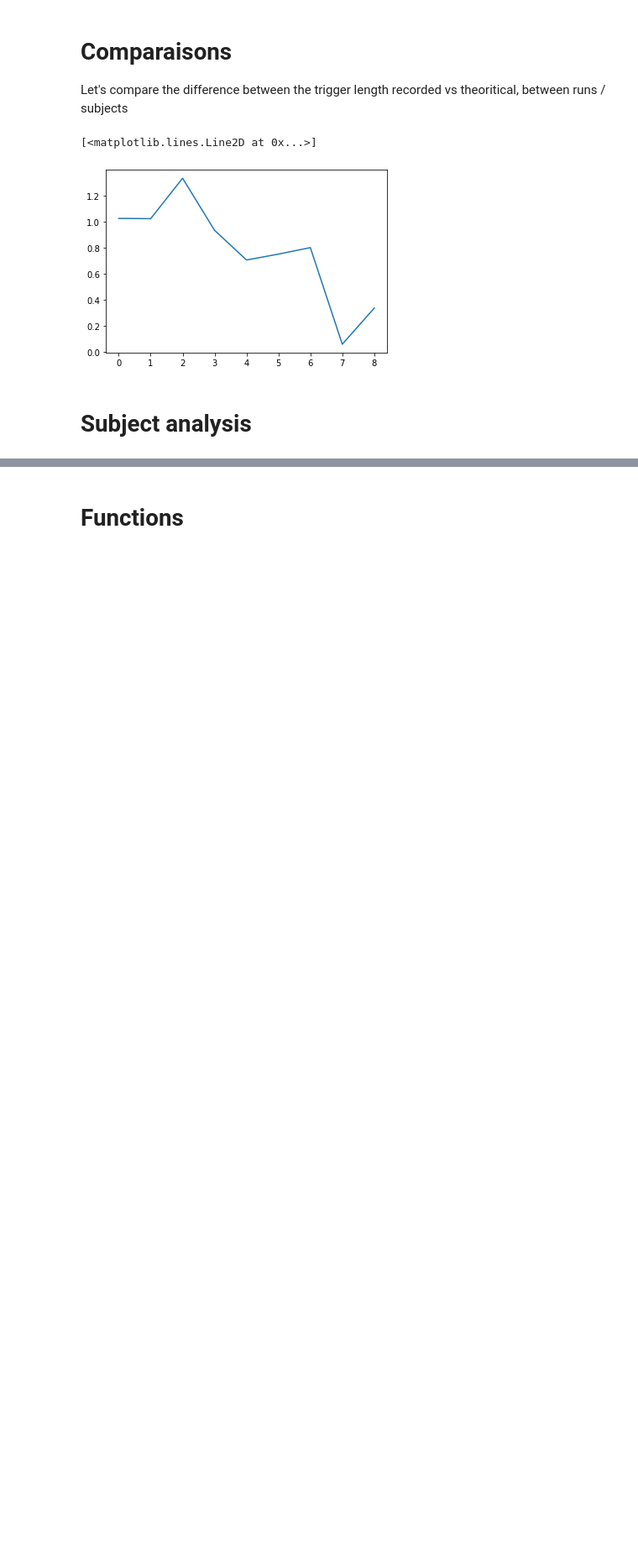
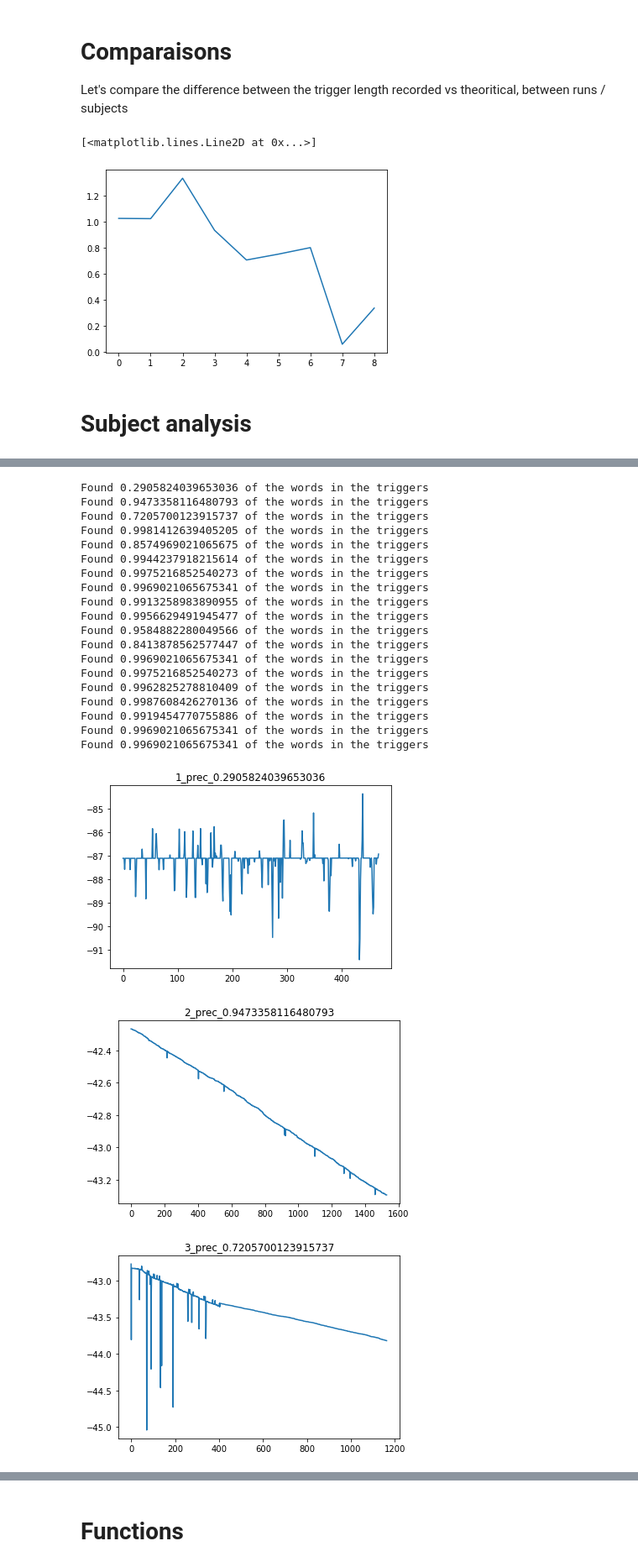
Before and after one commit to BelCorentin/neurospin-petit-prince, a Jupyter notebook: decoding/ntbk/auditory_clean.ipynb, the cells around one changed output, grey strips where cells are left out. Shown at 84% size. Cells and saved outputs as stored; diff of their text form; code cells hidden in the pictures; blank space fills up the shorter version.

```diff
--- a/decoding/ntbk/auditory_clean.ipynb
+++ b/decoding/ntbk/auditory_clean.ipynb
@@ -63,6 +63,7 @@ CHAPTER_PATHS = [
 ]
 
 audio_word_trigger_length = []
+audio_trigger_length = []
 
 for i, chapter in enumerate(CHAPTER_PATHS):
     wav_file = f'/home/co/data/neuralset/LPP_copy/PallierListen2023/download/sourcedata/stimuli/audio/{chapter}'
@@ -77,6 +78,7 @@ for i, chapter in enumerate(CHAPTER_PATHS):
     word_total_length =  (audio_triggers[-1] - audio_triggers[0] )/ fs
 
     audio_word_trigger_length.append(word_total_length)
+    audio_trigger_length.append(duration)
     print(f'For run: {i+1}')
     print(f'Word count:' , len(audio_triggers))
     print("Length of word triggers in the audio file : ", word_total_length)
@@ -277,0 +276,38 @@ plot_timing_diff(all_results)
+# %%
+import matplotlib.pyplot as plt
+
+for subject in range(1, 20):
+    subject = str(subject)
+
+    # Create a new figure object and set it as the current figure
+    plt.figure()
+
+    # Plot the data for the current subject
+    diff, prec = get_trigger_diff_array(subject=subject)
+    plt.plot(diff)
+    plt.title(f"{subject}_prec_{prec}")
+    # Save the figure to a file
+    plt.savefig(f'./figures/{subject}.png')
+# %% [output]
+Found 0.2905824039653036 of the words in the triggers
+Found 0.9473358116480793 of the words in the triggers
+Found 0.7205700123915737 of the words in the triggers
+Found 0.9981412639405205 of the words in the triggers
+Found 0.8574969021065675 of the words in the triggers
+Found 0.9944237918215614 of the words in the triggers
+Found 0.9975216852540273 of the words in the triggers
+Found 0.9969021065675341 of the words in the triggers
+Found 0.9913258983890955 of the words in the triggers
+Found 0.9956629491945477 of the words in the triggers
+Found 0.9584882280049566 of the words in the triggers
+Found 0.8413878562577447 of the words in the triggers
+Found 0.9969021065675341 of the words in the triggers
+Found 0.9975216852540273 of the words in the triggers
+Found 0.9962825278810409 of the words in the triggers
+Found 0.9987608426270136 of the words in the triggers
+Found 0.9919454770755886 of the words in the triggers
+Found 0.9969021065675341 of the words in the triggers
+Found 0.9969021065675341 of the words in the triggers
+[figure, added]
+[figure, added]
+[figure, added]
```
Also changed, not shown: parts of 10 cells of this notebook.
